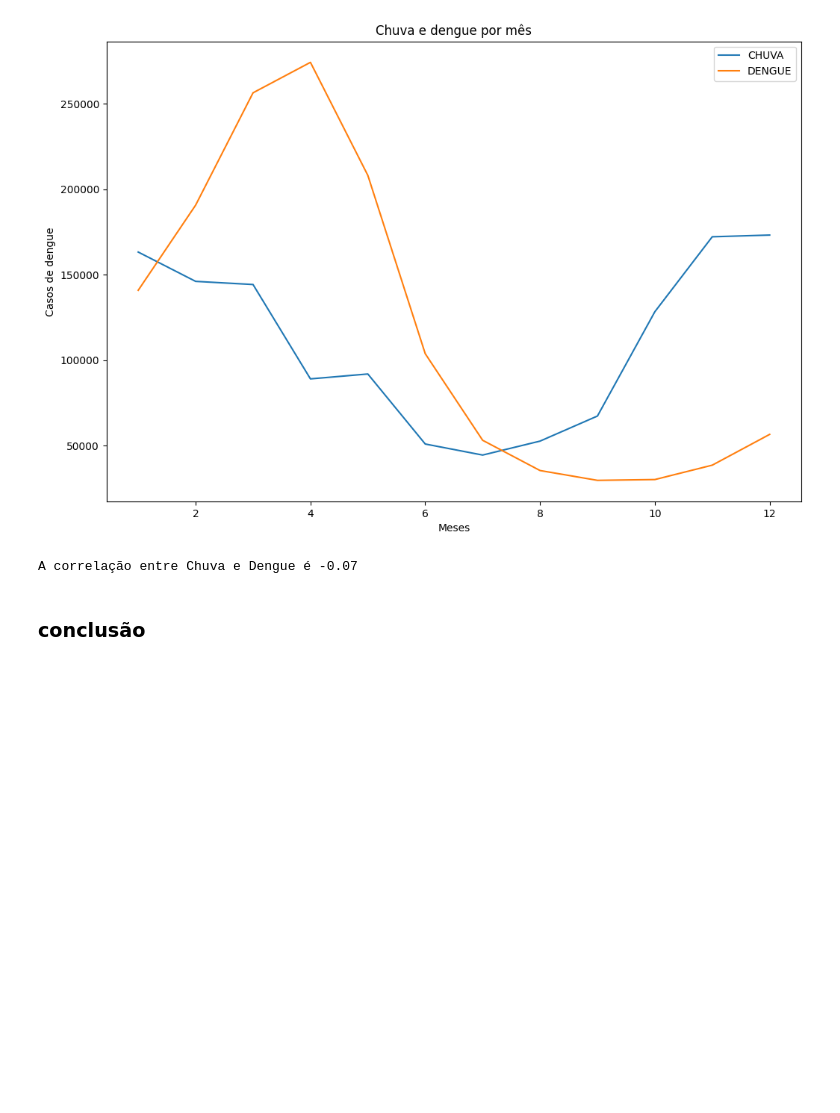
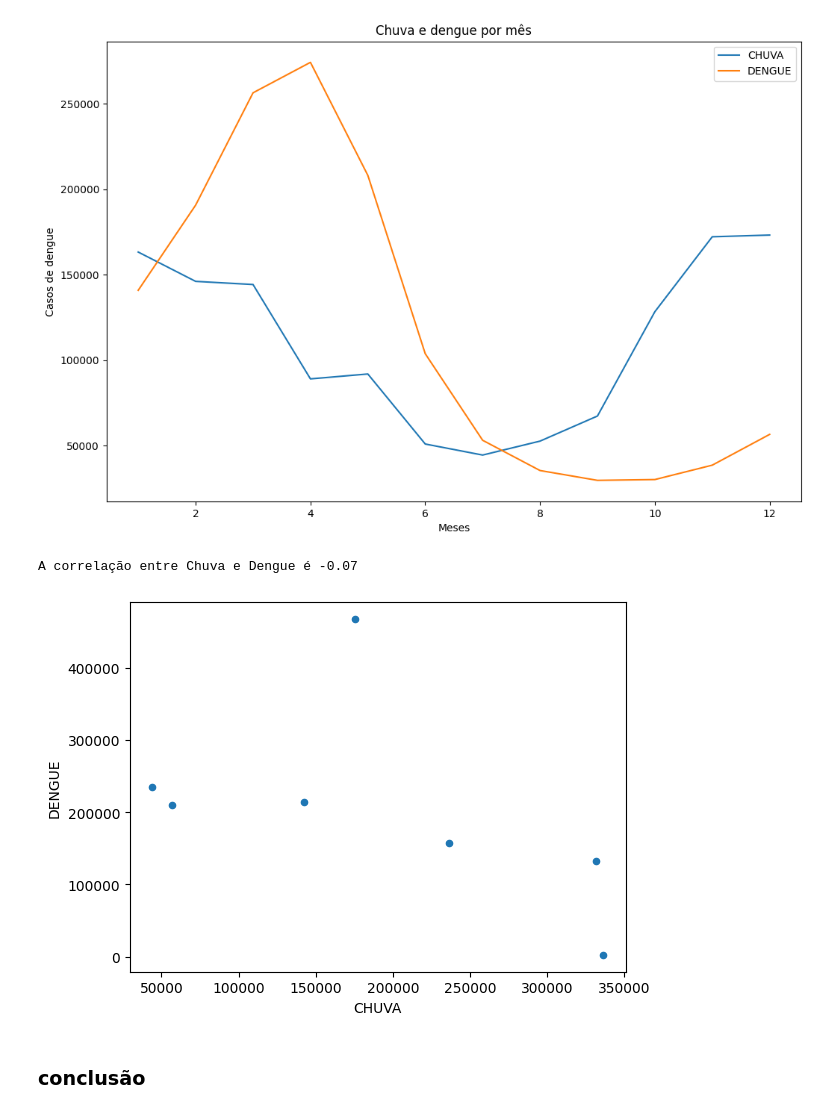
Before and after one commit to tiago-ro/dados_chuva_casos_dengue, a Jupyter notebook: notebook.ipynb, the cells around one changed output. Saved outputs shown, nothing was run; the diff lists cells and outputs as text; code cells hidden in the pictures; blank space fills up the shorter version.

Commit message:
adding scatter

```diff
--- a/notebook.ipynb
+++ b/notebook.ipynb
@@ -86,8 +86,8 @@ chuva_por_estado.plot(kind='bar')
 <Axes: xlabel='UF'>
 [figure]
 # %%
-teste = df.groupby(['UF']).sum()[['CHUVA', 'DENGUE']].sort_values('CHUVA', ascending=False)
-teste.plot(kind='bar')
+chuva_e_casos = df.groupby(['UF']).sum()[['CHUVA', 'DENGUE']].sort_values('CHUVA', ascending=False)
+chuva_e_casos.plot(kind='bar')
 # %% [output]
 <Axes: xlabel='UF'>
 [figure]
@@ -103,6 +103,10 @@ correlacao = df['CHUVA'].corr(df['DENGUE'])
 print(f'A correlação entre Chuva e Dengue é {correlacao.round(2)}')
 # %% [output]
 A correlação entre Chuva e Dengue é -0.07
+# %%
+chuva_e_casos.plot.scatter('CHUVA', 'DENGUE');
+# %% [output]
+[figure, added]
 # %% [markdown]
 ### conclusão
 # %% [markdown]
```
